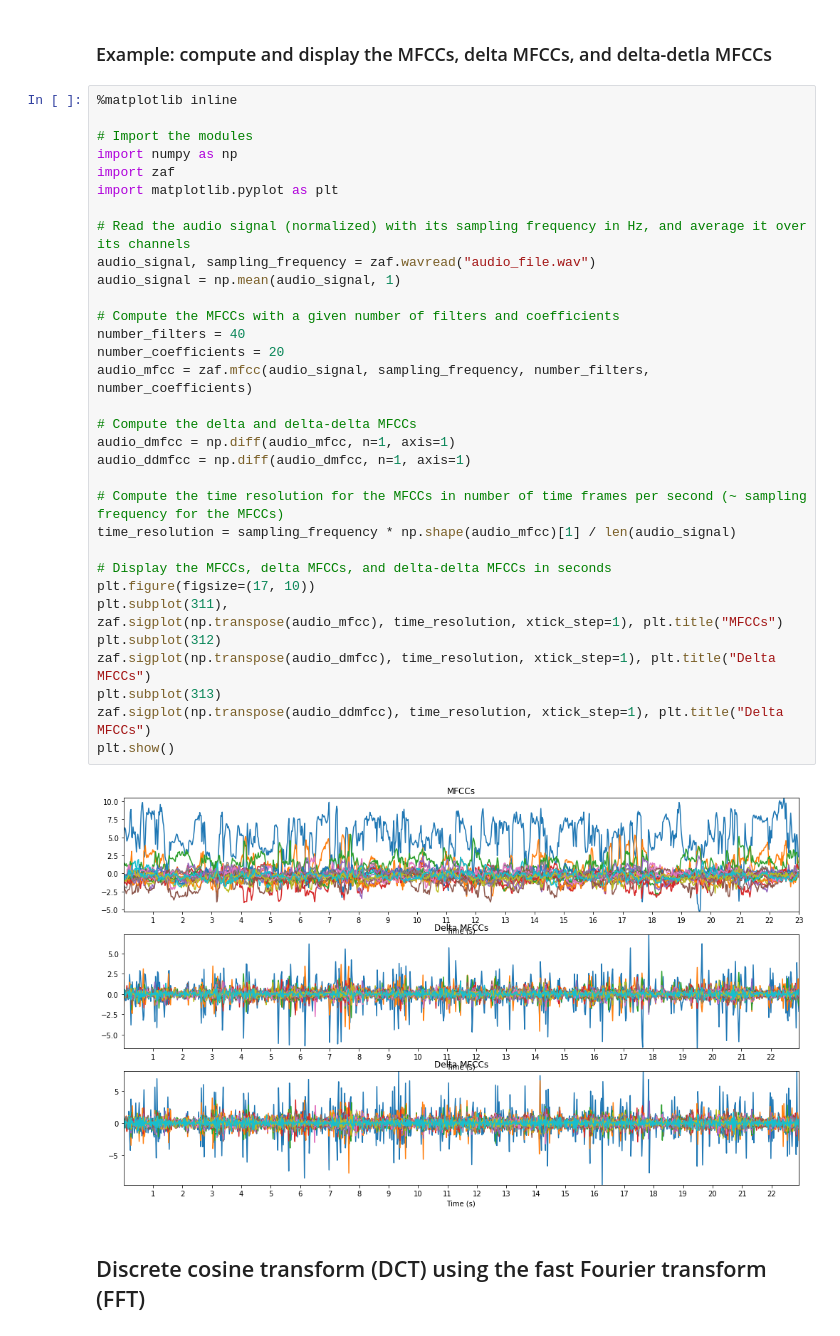
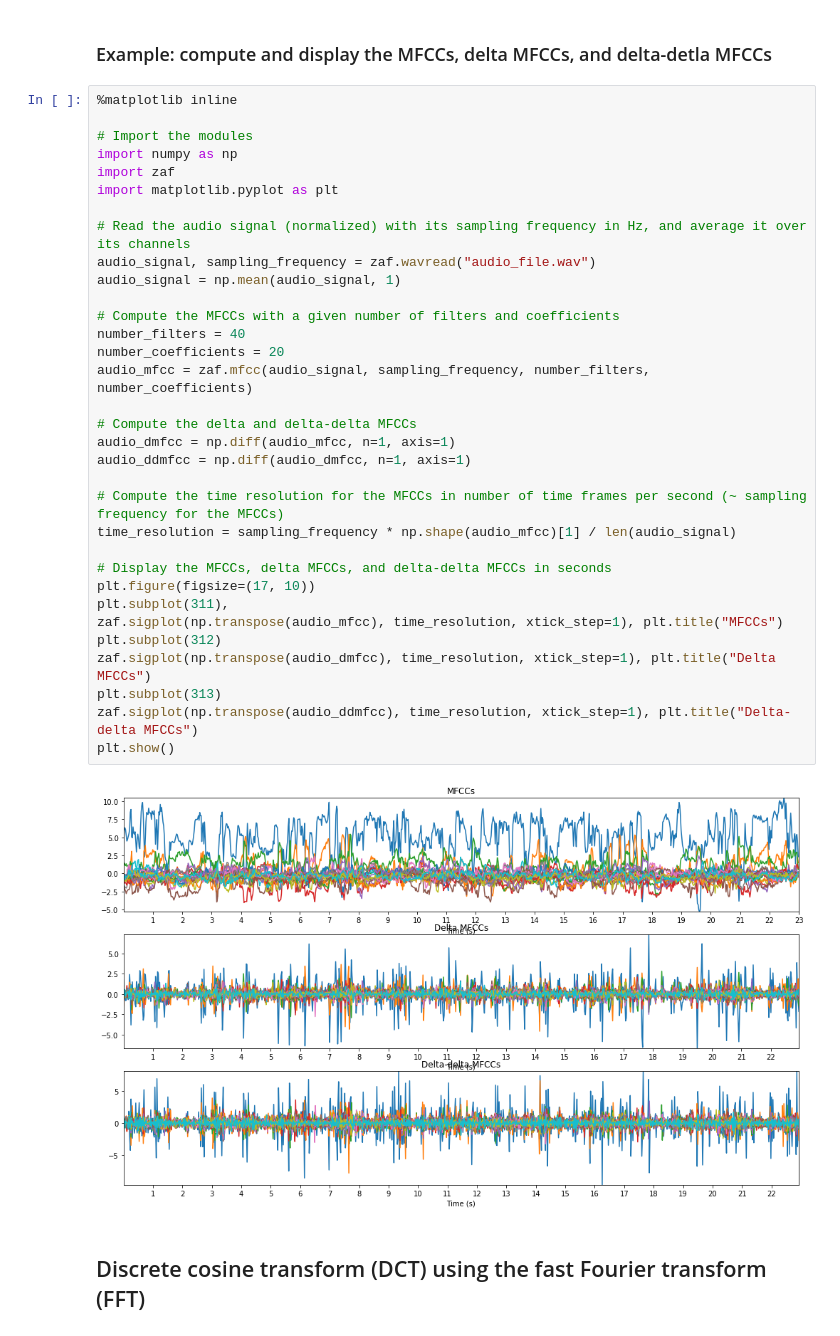
Before and after one commit to zafarrafii/Zaf-Python, a Jupyter notebook: examples.ipynb, the cells around one changed output. Cells and saved outputs as stored; diff of their text form.

```diff
--- a/examples.ipynb
+++ b/examples.ipynb
@@ -311,35 +311,35 @@ Output:
 # Import the modules
 import numpy as np
 import zaf
 import matplotlib.pyplot as plt
 
 # Read the audio signal (normalized) with its sampling frequency in Hz, and average it over its channels
 audio_signal, sampling_frequency = zaf.wavread("audio_file.wav")
 audio_signal = np.mean(audio_signal, 1)
 
 # Compute the MFCCs with a given number of filters and coefficients
 number_filters = 40
 number_coefficients = 20
 audio_mfcc = zaf.mfcc(audio_signal, sampling_frequency, number_filters, number_coefficients)
 
 # Compute the delta and delta-delta MFCCs
 audio_dmfcc = np.diff(audio_mfcc, n=1, axis=1)
 audio_ddmfcc = np.diff(audio_dmfcc, n=1, axis=1)
 
 # Compute the time resolution for the MFCCs in number of time frames per second (~ sampling frequency for the MFCCs)
 time_resolution = sampling_frequency * np.shape(audio_mfcc)[1] / len(audio_signal)
 
 # Display the MFCCs, delta MFCCs, and delta-delta MFCCs in seconds
 plt.figure(figsize=(17, 10))
 plt.subplot(311),
 zaf.sigplot(np.transpose(audio_mfcc), time_resolution, xtick_step=1), plt.title("MFCCs")
 plt.subplot(312)
 zaf.sigplot(np.transpose(audio_dmfcc), time_resolution, xtick_step=1), plt.title("Delta MFCCs")
 plt.subplot(313)
-zaf.sigplot(np.transpose(audio_ddmfcc), time_resolution, xtick_step=1), plt.title("Delta MFCCs")
+zaf.sigplot(np.transpose(audio_ddmfcc), time_resolution, xtick_step=1), plt.title("Delta-delta MFCCs")
 plt.show()
 # %% [output]
-[figure, old version]
+[figure, new version]
 # %% [markdown]
 ## <a id="dct"></a>Discrete cosine transform (DCT) using the fast Fourier transform (FFT)
 # %% [markdown]
```
Also changed, not shown: parts of 1 cell of this notebook, 1 other file.
